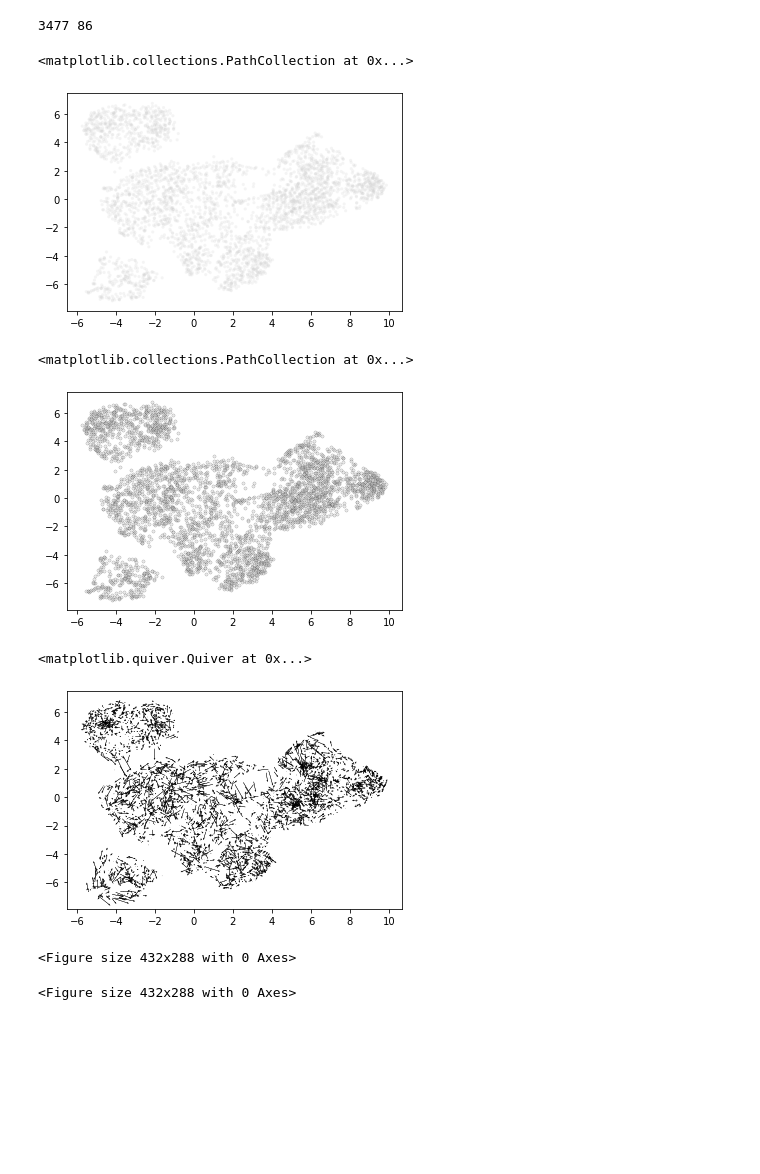
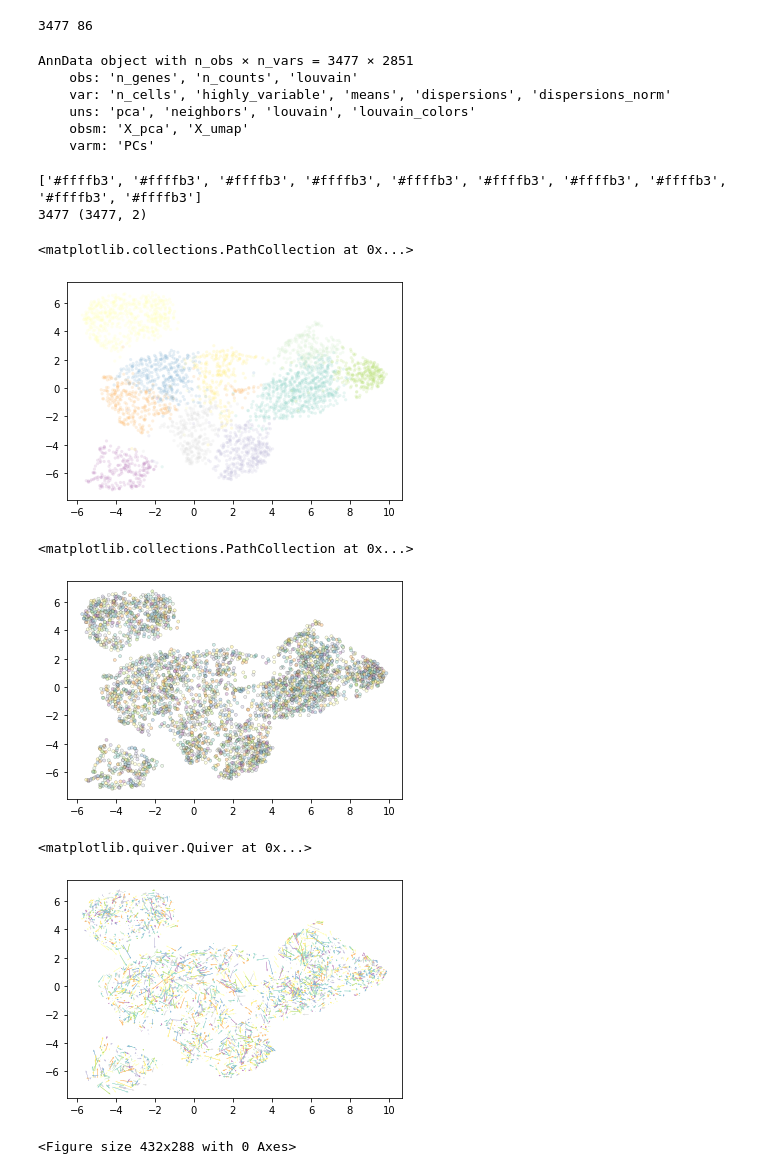
Before and after one commit to adelomana/malko, a Jupyter notebook: velocyto/vinicius_flow.ipynb, the cells around one changed output. Cells and saved outputs as stored; diff of their text form; code cells hidden in the pictures; blank space fills up the shorter version.

```diff
--- a/velocyto/vinicius_flow.ipynb
+++ b/velocyto/vinicius_flow.ipynb
@@ -164,32 +146,42 @@ vlm.estimate_transition_prob(hidim="Sx_sz", embed="ts", transform="sqrt", psc=1,
 vlm.calculate_embedding_shift(sigma_corr = 0.05, expression_scaling=True)
+# %%
+adata
+# %% [output]
+AnnData object with n_obs × n_vars = 3477 × 2851
+    obs: 'n_genes', 'n_counts', 'louvain'
+    var: 'n_cells', 'highly_variable', 'means', 'dispersions', 'dispersions_norm'
+    uns: 'pca', 'neighbors', 'louvain', 'louvain_colors'
+    obsm: 'X_pca', 'X_umap'
+    varm: 'PCs'
+# %%
+louvain_colors=[adata.uns['louvain_colors'][int(element)] for element in adata.obs['louvain']]
+print(louvain_colors[:10])
+print(len(louvain_colors),vlm.embedding.shape)
+# %% [output]
+['#ffffb3', '#ffffb3', '#ffffb3', '#ffffb3', '#ffffb3', '#ffffb3', '#ffffb3', '#ffffb3', '#ffffb3', '#ffffb3']
+3477 (3477, 2)
 # %%
-matplotlib.pyplot.scatter(vlm.embedding[:, 0],vlm.embedding[:, 1],c="0.8",alpha=0.2,s=10,edgecolor="")
+# vcy.scatter_viz(vlm.ts[:,0], vlm.ts[:,1], c=vlm.colorandum, s=2)
+matplotlib.pyplot.scatter(vlm.embedding[:, 0],vlm.embedding[:, 1],c=louvain_colors,alpha=0.2,s=10,edgecolor="")
+#matplotlib.pyplot.scatter(vlm.embedding[:, 0],vlm.embedding[:, 1],c="0.8",alpha=0.2,s=10,edgecolor="")
 # %% [output]
 <matplotlib.collections.PathCollection at 0x...>
-[figure, old version]
+[figure, new version]
 # %%
 # overlay arrows
 ix_choice = numpy.random.choice(vlm.embedding.shape[0], size=int(vlm.embedding.shape[0]/1.), replace=False)
-matplotlib.pyplot.scatter(vlm.embedding[ix_choice, 0], vlm.embedding[ix_choice, 1],c="0.8", alpha=0.4, s=10, edgecolor=(0,0,0,1), lw=0.3, rasterized=True)
-
-
-#quiver_kwargs=dict(headaxislength=7, headlength=11, headwidth=8,linewidths=0.25, width=0.00045,edgecolors="k", color='black', alpha=1)
-#matplotlib.pyplot.quiver(vlm.embedding[ix_choice, 0], vlm.embedding[ix_choice, 1],vlm.delta_embedding[ix_choice, 0], vlm.delta_embedding[ix_choice, 1],**quiver_kwargs)
+matplotlib.pyplot.scatter(vlm.embedding[ix_choice, 0], vlm.embedding[ix_choice, 1],c=louvain_colors, alpha=0.4, s=10, edgecolor=(0,0,0,1), lw=0.3, rasterized=True)
 # %% [output]
 <matplotlib.collections.PathCollection at 0x...>
-[figure, old version]
+[figure, new version]
 # %%
-quiver_kwargs=dict(headaxislength=7, headlength=11, headwidth=8,linewidths=0.25, width=0.00045,edgecolors="k", color='black', alpha=1)
+quiver_kwargs=dict(headaxislength=7, headlength=11, headwidth=8,linewidths=0.25, width=0.00045,edgecolors=louvain_colors, color=louvain_colors, alpha=1)
 matplotlib.pyplot.quiver(vlm.embedding[ix_choice, 0], vlm.embedding[ix_choice, 1],vlm.delta_embedding[ix_choice, 0], vlm.delta_embedding[ix_choice, 1],**quiver_kwargs)
 # %% [output]
 <matplotlib.quiver.Quiver at 0x...>
-[figure, old version]
+[figure, new version]
 # %%
 matplotlib.pyplot.savefig('figure2.pdf')
 matplotlib.pyplot.clf()
 # %% [output]
 <Figure size 432x288 with 0 Axes>
-# %%
-matplotlib.pyplot.clf()
-# %% [output]
-<Figure size 432x288 with 0 Axes>
```
Also changed, not shown: parts of 9 cells of this notebook, 1 other file.
